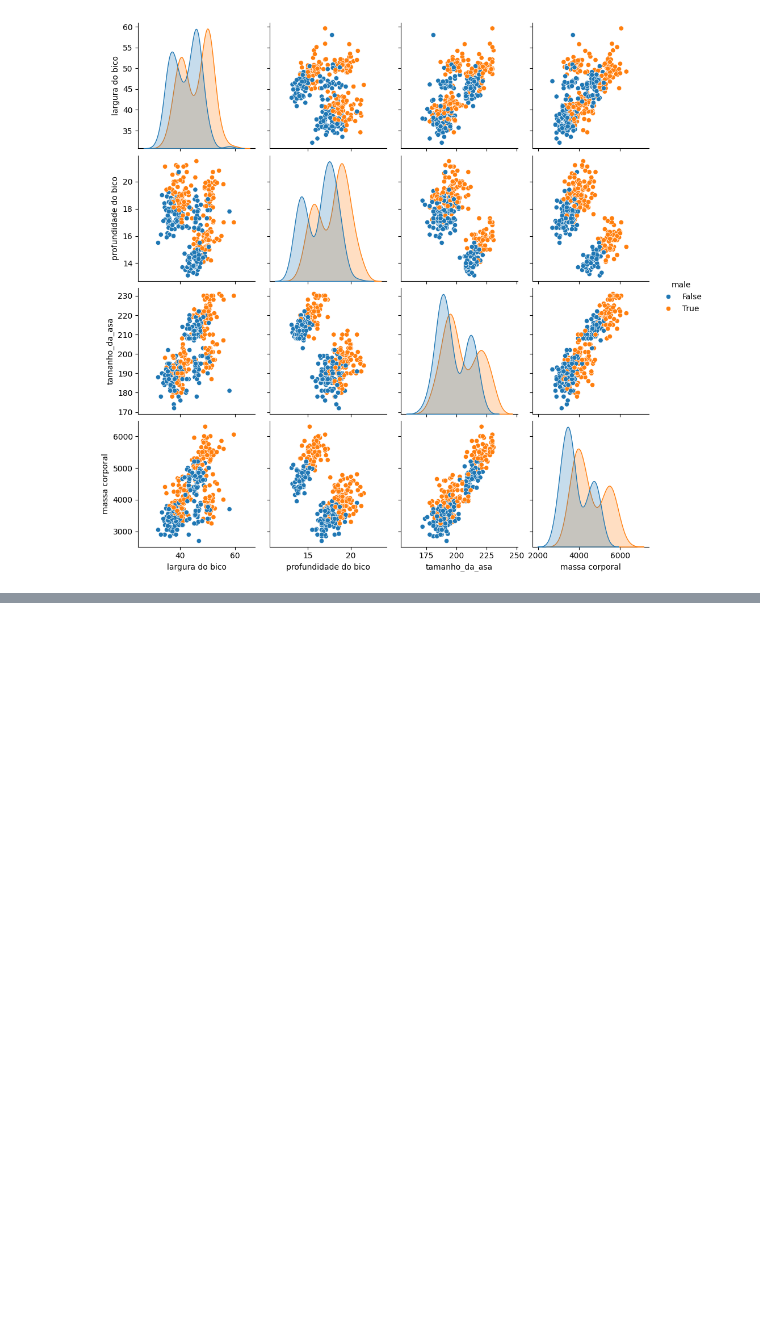
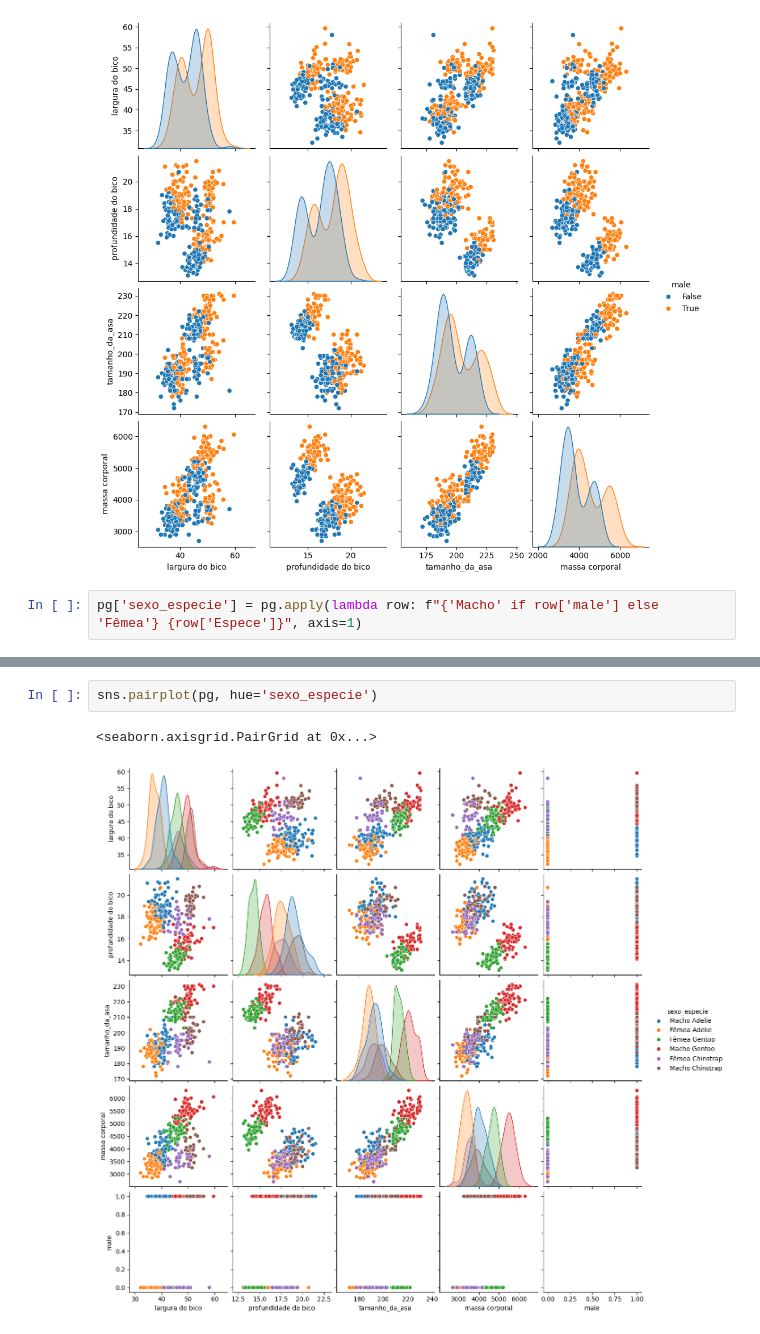
Before and after one commit to XaNd204/ML, a Jupyter notebook: Projeto ML - Pinguins.ipynb, the cells around one changed output, grey strips where cells are left out. Cells and saved outputs as stored; diff of their text form; blank space fills up the shorter version.

```diff
--- a/Projeto ML - Pinguins.ipynb
+++ b/Projeto ML - Pinguins.ipynb
@@ -208,3 +210,5 @@ sns.pairplot(pg, hue='male')
 # %% [output]
 <seaborn.axisgrid.PairGrid at 0x...>
 [figure]
+# %%
+pg['sexo_especie'] = pg.apply(lambda row: f"{'Macho' if row['male'] else 'Fêmea'} {row['Espece']}", axis=1)
@@ -211 +224,6 @@ sns.pairplot(pg, hue='male')
+# %%
+sns.pairplot(pg, hue='sexo_especie')
+# %% [output]
+<seaborn.axisgrid.PairGrid at 0x...>
+[figure, added]
 # %% [markdown]
```
Also changed, not shown: parts of 3 cells of this notebook.
